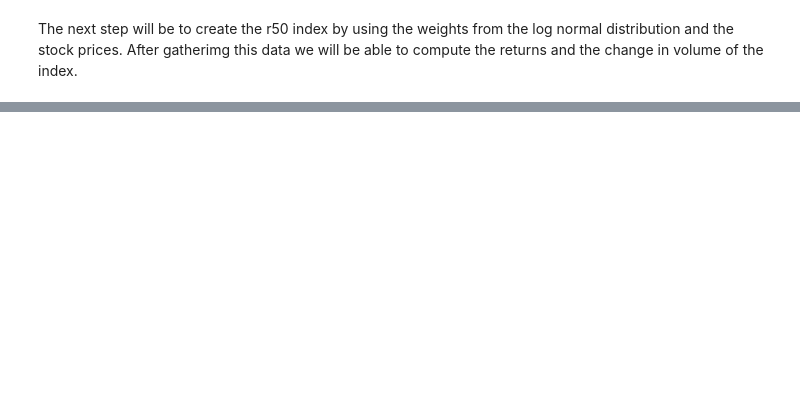
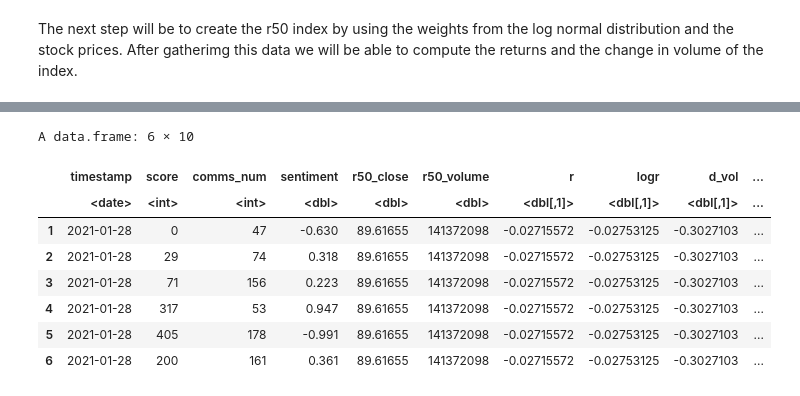
Before and after one commit to Fabio-Rossi-Hub/MemeStock-Returns-Sentiment-Forecasting, a Jupyter notebook: notebooks/feature_engineering.ipynb, the cells around one changed output, grey strips where cells are left out. Cells and saved outputs as stored; diff of their text form; code cells hidden in the pictures; blank space fills up the shorter version.

```diff
--- a/notebooks/feature_engineering.ipynb
+++ b/notebooks/feature_engineering.ipynb
@@ -102,0 +101,23 @@ r50$count = rep(1, nrow(r50))
+# %%
+# Assign sentiment values to each trading day
+r50 <- full_join(wsb, stocks, by = c("timestamp" = "date"))
+
+# Remove rows with missing values from r50
+r50 <- r50 %>% na.omit()
+
+# Filter r50 to include only rows with absolute sentiment value greater than 0.2
+r50 <- r50 %>%
+    filter(abs(sentiment) > 0.2) %>%
+    na.omit()
+
+head(r50)
+# %% [output]
+A data.frame: 6 × 10
+|  | timestamp | score | comms_num | sentiment | r50_close | r50_volume | r | logr | d_vol | ... |
+|  | <date> | <int> | <int> | <dbl> | <dbl> | <dbl> | <dbl[,1]> | <dbl[,1]> | <dbl[,1]> | ... |
+| 1 | 2021-01-28 | 0 | 47 | -0.630 | 89.61655 | 141372098 | -0.02715572 | -0.02753125 | -0.3027103 | ... |
+| 2 | 2021-01-28 | 29 | 74 | 0.318 | 89.61655 | 141372098 | -0.02715572 | -0.02753125 | -0.3027103 | ... |
+| 3 | 2021-01-28 | 71 | 156 | 0.223 | 89.61655 | 141372098 | -0.02715572 | -0.02753125 | -0.3027103 | ... |
+| 4 | 2021-01-28 | 317 | 53 | 0.947 | 89.61655 | 141372098 | -0.02715572 | -0.02753125 | -0.3027103 | ... |
+| 5 | 2021-01-28 | 405 | 178 | -0.991 | 89.61655 | 141372098 | -0.02715572 | -0.02753125 | -0.3027103 | ... |
+| 6 | 2021-01-28 | 200 | 161 | 0.361 | 89.61655 | 141372098 | -0.02715572 | -0.02753125 | -0.3027103 | ... |
```
Also changed, not shown: parts of 9 cells of this notebook, 2 other files.
